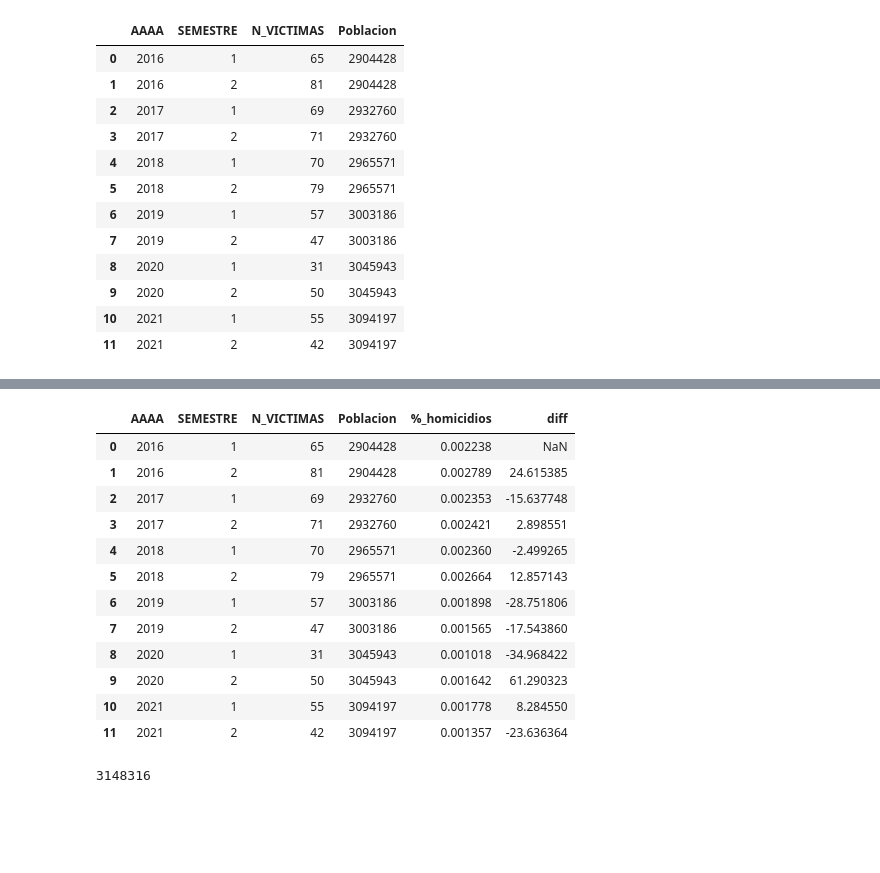
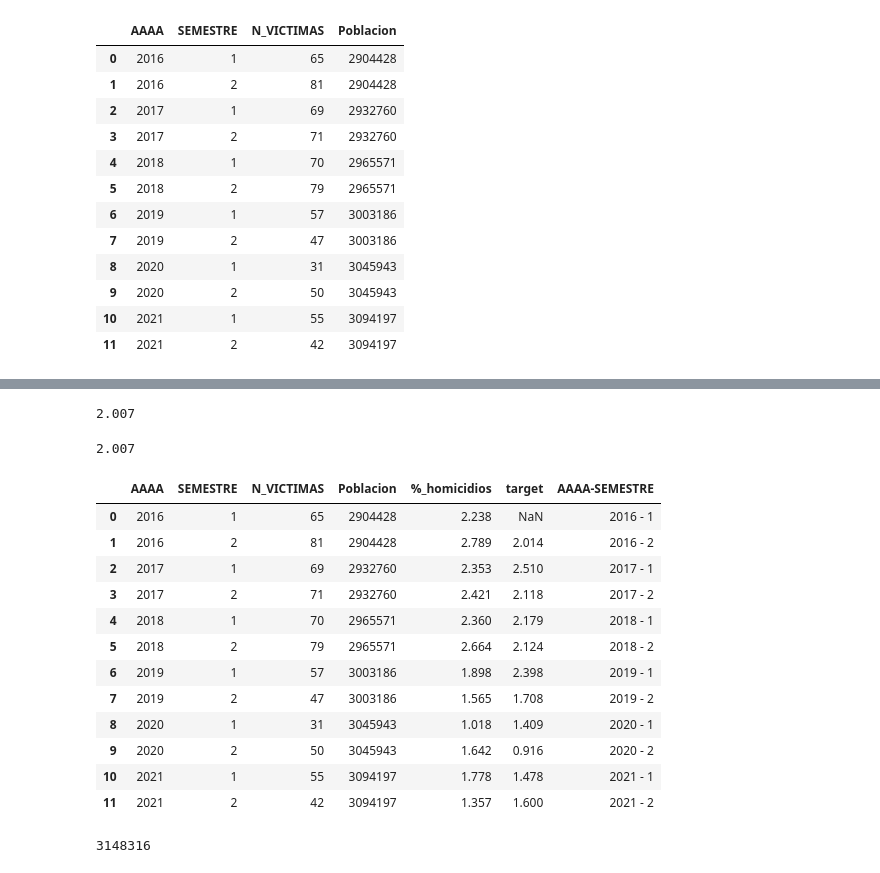
Before and after one commit to Aalg26/PI_DA, a Jupyter notebook: KPI's.ipynb, the cells around one changed output, grey strips where cells are left out. Cells and saved outputs as stored; diff of their text form; code cells hidden in the pictures; blank space fills up the shorter version.

```diff
--- a/KPI's.ipynb
+++ b/KPI's.ipynb
@@ -152,23 +161,40 @@ homicidios_semestre
 # %%
-for index, row in homicidios_semestre.iterrows():
-    if index !=0:
-        homicidios_semestre.at[index,'diff']=((row['%_homicidios']-semestre_pasado)/semestre_pasado)*100
-    if index==0:
-        homicidios_semestre.at[index,'diff']=np.nan
-    semestre_pasado=row['%_homicidios']
+def percentage_difference(df,column:str,target):
+    df=df.copy()
+    for index, row in df.iterrows():
+        if index !=0:
+            df.at[index,'target']=round(pasado-((pasado*target)/100),3)
+        if index==0:
+            df.at[index,'target']=np.nan
+        pasado=row[column]
+    return df
-# %%
-homicidios_semestre
-# %% [output]
-|  | AAAA | SEMESTRE | N_VICTIMAS | Poblacion | %_homicidios | diff |
-| 0 | 2016 | 1 | 65 | 2904428 | 0.002238 | NaN |
-| 1 | 2016 | 2 | 81 | 2904428 | 0.002789 | 24.615385 |
-| 2 | 2017 | 1 | 69 | 2932760 | 0.002353 | -15.637748 |
-| 3 | 2017 | 2 | 71 | 2932760 | 0.002421 | 2.898551 |
-| 4 | 2018 | 1 | 70 | 2965571 | 0.002360 | -2.499265 |
-| 5 | 2018 | 2 | 79 | 2965571 | 0.002664 | 12.857143 |
-| 6 | 2019 | 1 | 57 | 3003186 | 0.001898 | -28.751806 |
-| 7 | 2019 | 2 | 47 | 3003186 | 0.001565 | -17.543860 |
-| 8 | 2020 | 1 | 31 | 3045943 | 0.001018 | -34.968422 |
-| 9 | 2020 | 2 | 50 | 3045943 | 0.001642 | 61.290323 |
-| 10 | 2021 | 1 | 55 | 3094197 | 0.001778 | 8.284550 |
-| 11 | 2021 | 2 | 42 | 3094197 | 0.001357 | -23.636364 |
+# %%
+a=2.23
+c=10
+d=(a*c)/100
+a-d
+# %% [output]
+2.007
+# %%
+2.23-((2.23*10)/100)
+# %% [output]
+2.007
+# %%
+homicidios_semestre = percentage_difference(homicidios_semestre,'%_homicidios',10)
+
+homicidios_semestre['AAAA-SEMESTRE']=homicidios_semestre['AAAA'].astype(str) + ' - ' + homicidios_semestre['SEMESTRE'].astype(str)
+homicidios_semestre
+# %% [output]
+|  | AAAA | SEMESTRE | N_VICTIMAS | Poblacion | %_homicidios | target | AAAA-SEMESTRE |
+| 0 | 2016 | 1 | 65 | 2904428 | 2.238 | NaN | 2016 - 1 |
+| 1 | 2016 | 2 | 81 | 2904428 | 2.789 | 2.014 | 2016 - 2 |
+| 2 | 2017 | 1 | 69 | 2932760 | 2.353 | 2.510 | 2017 - 1 |
+| 3 | 2017 | 2 | 71 | 2932760 | 2.421 | 2.118 | 2017 - 2 |
+| 4 | 2018 | 1 | 70 | 2965571 | 2.360 | 2.179 | 2018 - 1 |
+| 5 | 2018 | 2 | 79 | 2965571 | 2.664 | 2.124 | 2018 - 2 |
+| 6 | 2019 | 1 | 57 | 3003186 | 1.898 | 2.398 | 2019 - 1 |
+| 7 | 2019 | 2 | 47 | 3003186 | 1.565 | 1.708 | 2019 - 2 |
+| 8 | 2020 | 1 | 31 | 3045943 | 1.018 | 1.409 | 2020 - 1 |
+| 9 | 2020 | 2 | 50 | 3045943 | 1.642 | 0.916 | 2020 - 2 |
+| 10 | 2021 | 1 | 55 | 3094197 | 1.778 | 1.478 | 2021 - 1 |
+| 11 | 2021 | 2 | 42 | 3094197 | 1.357 | 1.600 | 2021 - 2 |
```
Also changed, not shown: parts of 15 cells of this notebook, 6 other files.
